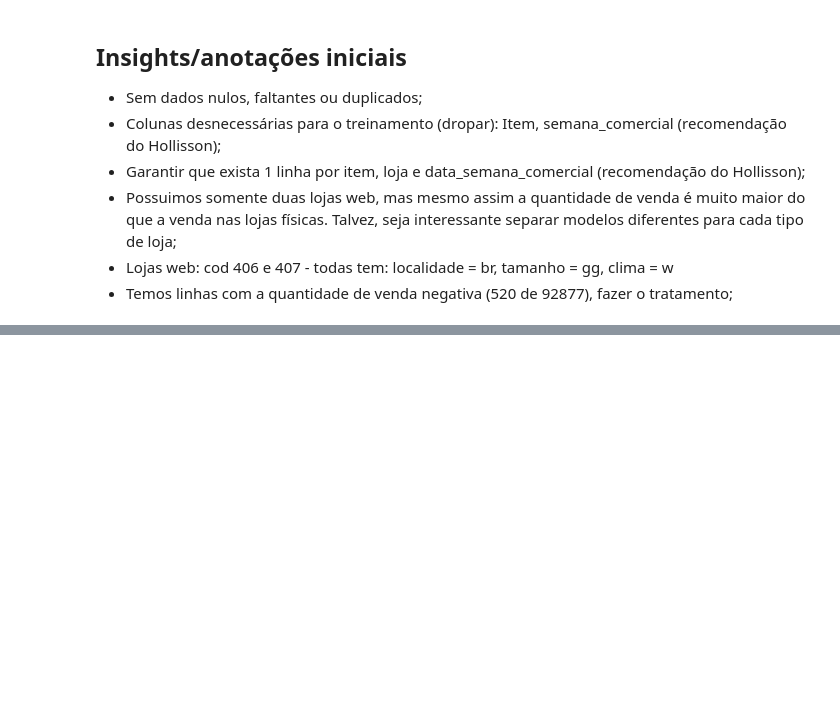
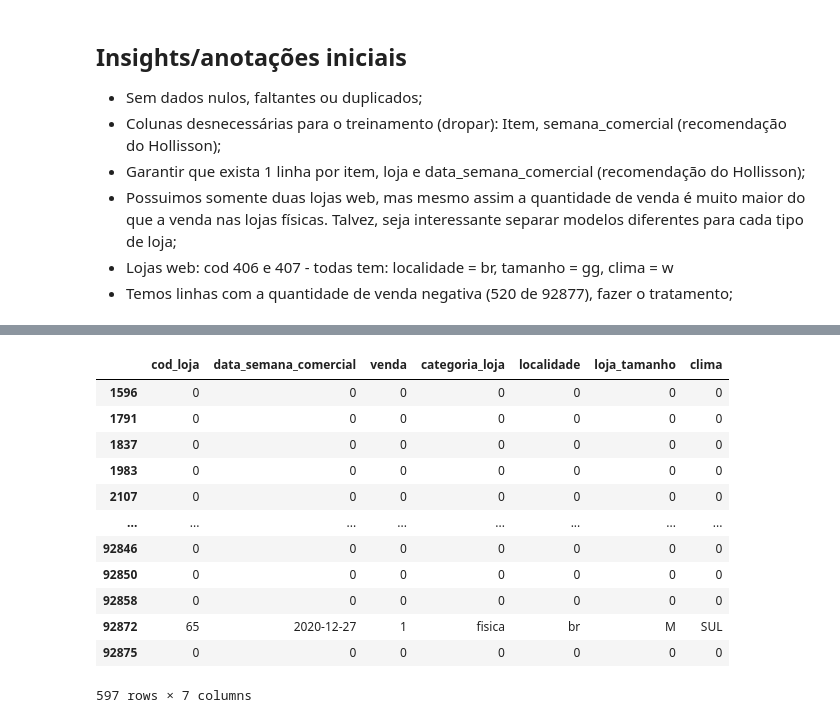
Before and after one commit to beylouni/Renner-ML, a Jupyter notebook: notebooks/ETL.ipynb, the cells around one changed output, grey strips where cells are left out. Saved outputs shown, nothing was run; the diff lists cells and outputs as text; code cells hidden in the pictures; blank space fills up the shorter version.

```diff
--- a/notebooks/ETL.ipynb
+++ b/notebooks/ETL.ipynb
@@ -110,0 +155,16 @@ plt.show()
+# %%
+df[df.duplicated()]
+# %% [output]
+|  | cod_loja | data_semana_comercial | venda | categoria_loja | localidade | loja_tamanho | clima |
+| 1596 | 0 | 0 | 0 | 0 | 0 | 0 | 0 |
+| 1791 | 0 | 0 | 0 | 0 | 0 | 0 | 0 |
+| 1837 | 0 | 0 | 0 | 0 | 0 | 0 | 0 |
+| 1983 | 0 | 0 | 0 | 0 | 0 | 0 | 0 |
+| 2107 | 0 | 0 | 0 | 0 | 0 | 0 | 0 |
+| ... | ... | ... | ... | ... | ... | ... | ... |
+| 92846 | 0 | 0 | 0 | 0 | 0 | 0 | 0 |
+| 92850 | 0 | 0 | 0 | 0 | 0 | 0 | 0 |
+| 92858 | 0 | 0 | 0 | 0 | 0 | 0 | 0 |
+| 92872 | 65 | 2020-12-27 | 1 | fisica | br | M | SUL |
+| 92875 | 0 | 0 | 0 | 0 | 0 | 0 | 0 |
+597 rows × 7 columns
```
Also changed, not shown: parts of 5 cells of this notebook, 1 other file.
